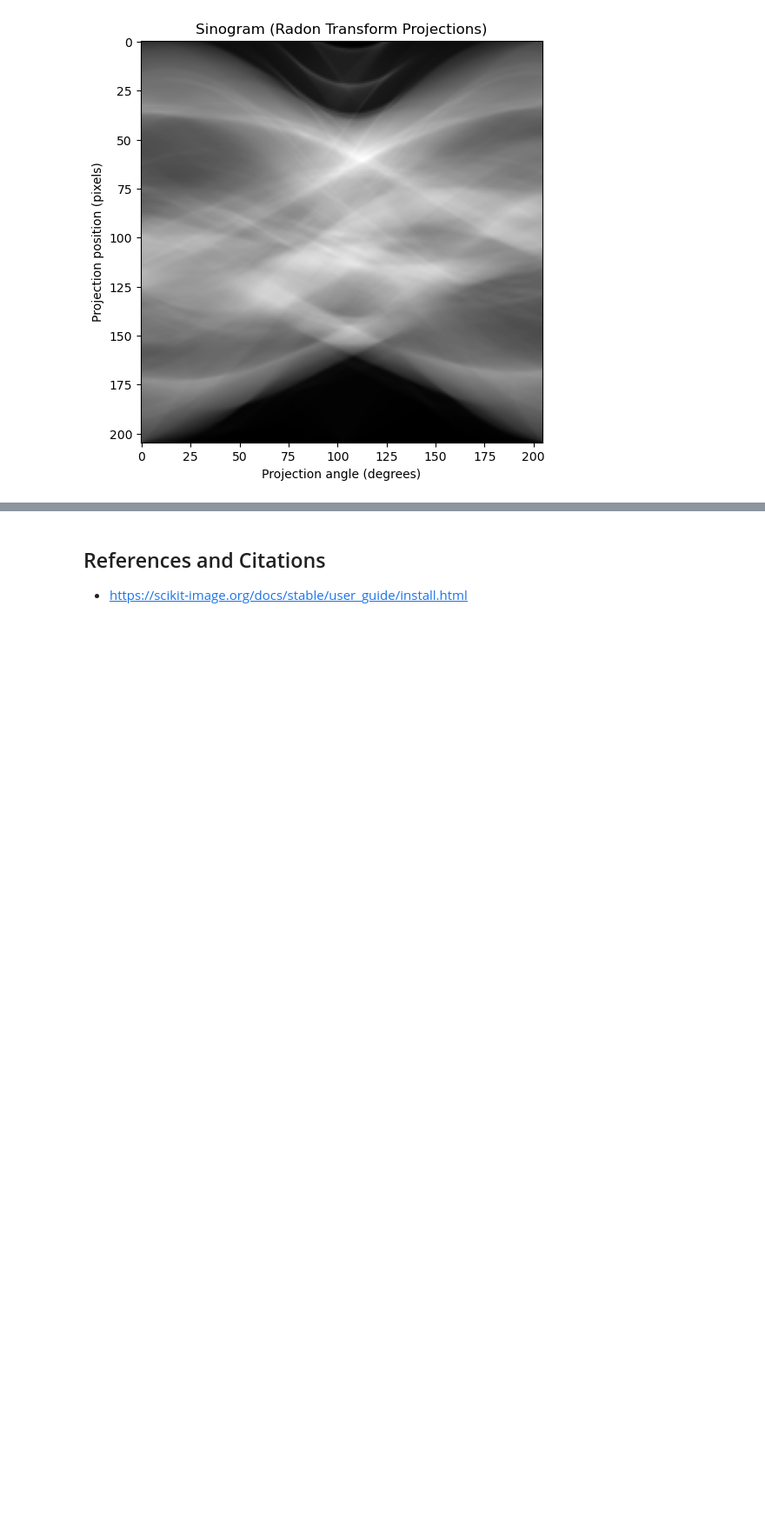
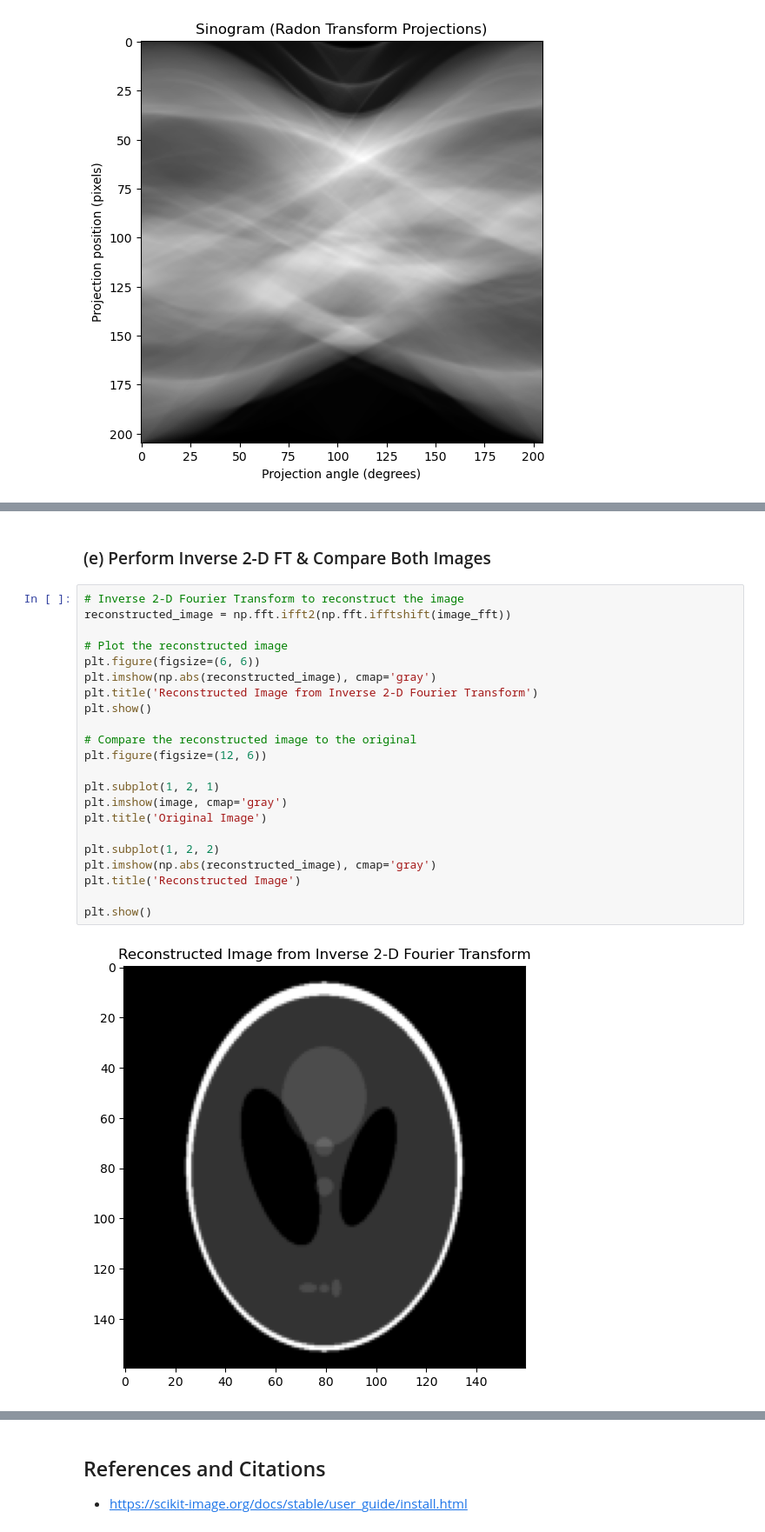
Before and after one commit to egunadi/bme527-hw4, a Jupyter notebook: notebook/Gunadi_Eben_HW4.ipynb, the cells around one changed output, grey strips where cells are left out. Shown at 87% size. Cells and saved outputs as stored; diff of their text form; blank space fills up the shorter version.

```diff
--- a/notebook/Gunadi_Eben_HW4.ipynb
+++ b/notebook/Gunadi_Eben_HW4.ipynb
@@ -112,0 +106,26 @@ plt.show()
+# %% [markdown]
+### (e) Perform Inverse 2-D FT & Compare Both Images
+# %%
+# Inverse 2-D Fourier Transform to reconstruct the image
+reconstructed_image = np.fft.ifft2(np.fft.ifftshift(image_fft))
+
+# Plot the reconstructed image
+plt.figure(figsize=(6, 6))
+plt.imshow(np.abs(reconstructed_image), cmap='gray')
+plt.title('Reconstructed Image from Inverse 2-D Fourier Transform')
+plt.show()
+
+# Compare the reconstructed image to the original
+plt.figure(figsize=(12, 6))
+
+plt.subplot(1, 2, 1)
+plt.imshow(image, cmap='gray')
+plt.title('Original Image')
+
+plt.subplot(1, 2, 2)
+plt.imshow(np.abs(reconstructed_image), cmap='gray')
+plt.title('Reconstructed Image')
+
+plt.show()
+# %% [output]
+[figure, added]
```
Also changed, not shown: parts of 12 cells of this notebook, 1 other file.
